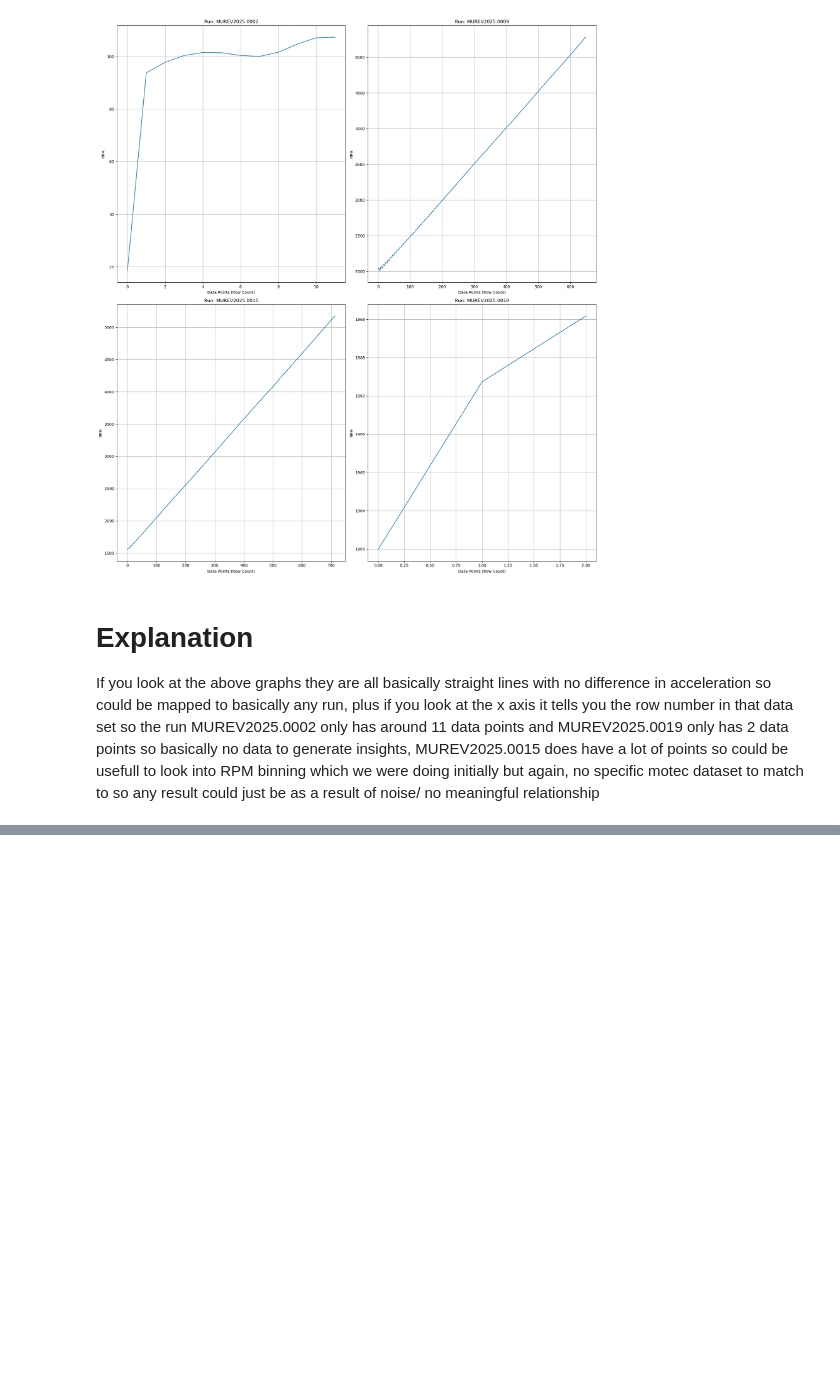
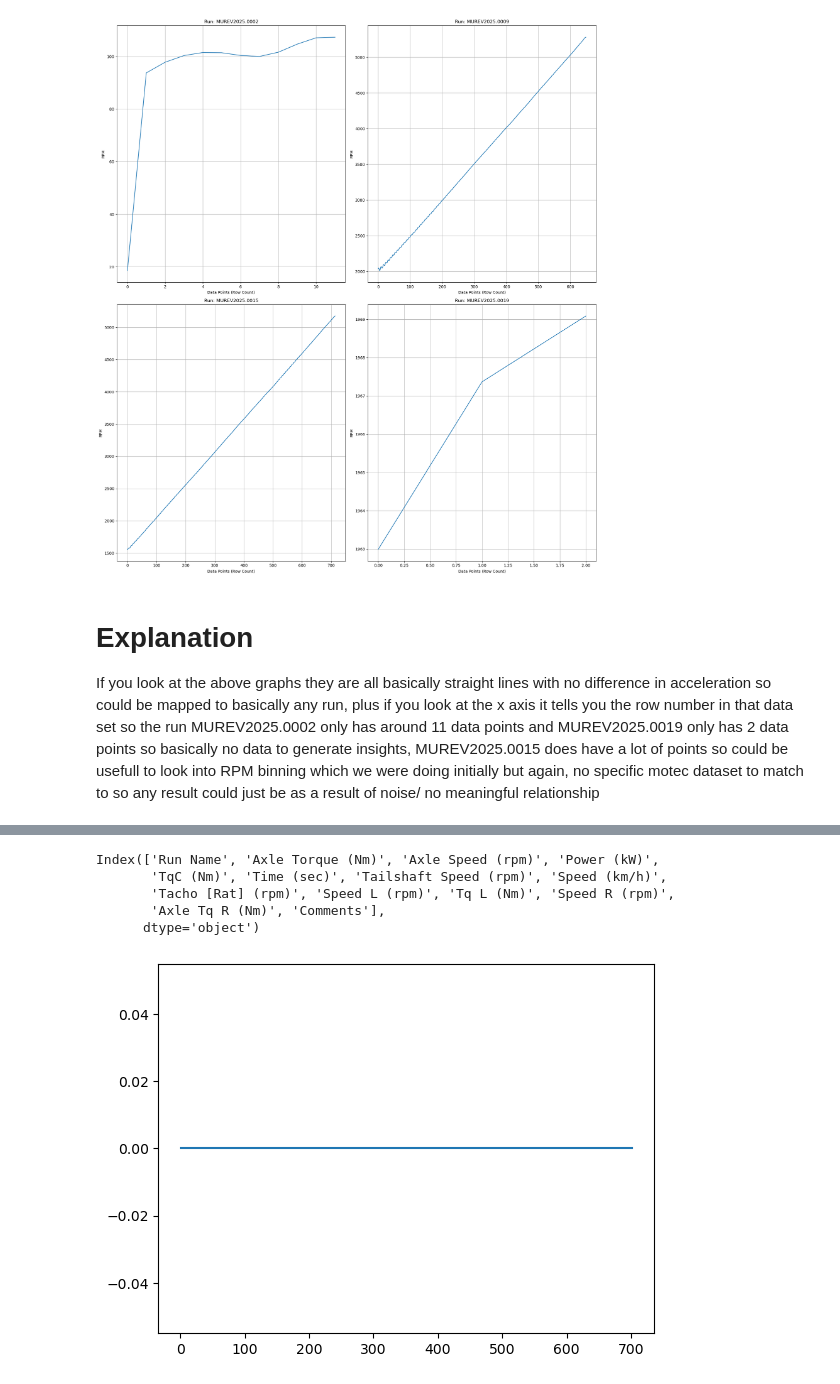
Before and after one commit to Melbourne-University-Motorsports/MUR-Data, a Jupyter notebook: dyno_stuff/Efficiency.ipynb, the cells around one changed output, grey strips where cells are left out. Saved outputs shown, nothing was run; the diff lists cells and outputs as text; code cells hidden in the pictures; blank space fills up the shorter version.

```diff
--- a/dyno_stuff/Efficiency.ipynb
+++ b/dyno_stuff/Efficiency.ipynb
@@ -314,0 +532,10 @@ Name: Car.Data.Battery.BatteryPower, dtype: float64
+# %%
+df_motec_test['Car.Data.Motor.MotorRPM'].plot()
+df_dyno_test.columns
+# %% [output]
+Index(['Run Name', 'Axle Torque (Nm)', 'Axle Speed (rpm)', 'Power (kW)',
+       'TqC (Nm)', 'Time (sec)', 'Tailshaft Speed (rpm)', 'Speed (km/h)',
+       'Tacho [Rat] (rpm)', 'Speed L (rpm)', 'Tq L (Nm)', 'Speed R (rpm)',
+       'Axle Tq R (Nm)', 'Comments'],
+      dtype='object')
+[figure, added]
```
Also changed, not shown: parts of 8 cells of this notebook, 47 other files.
